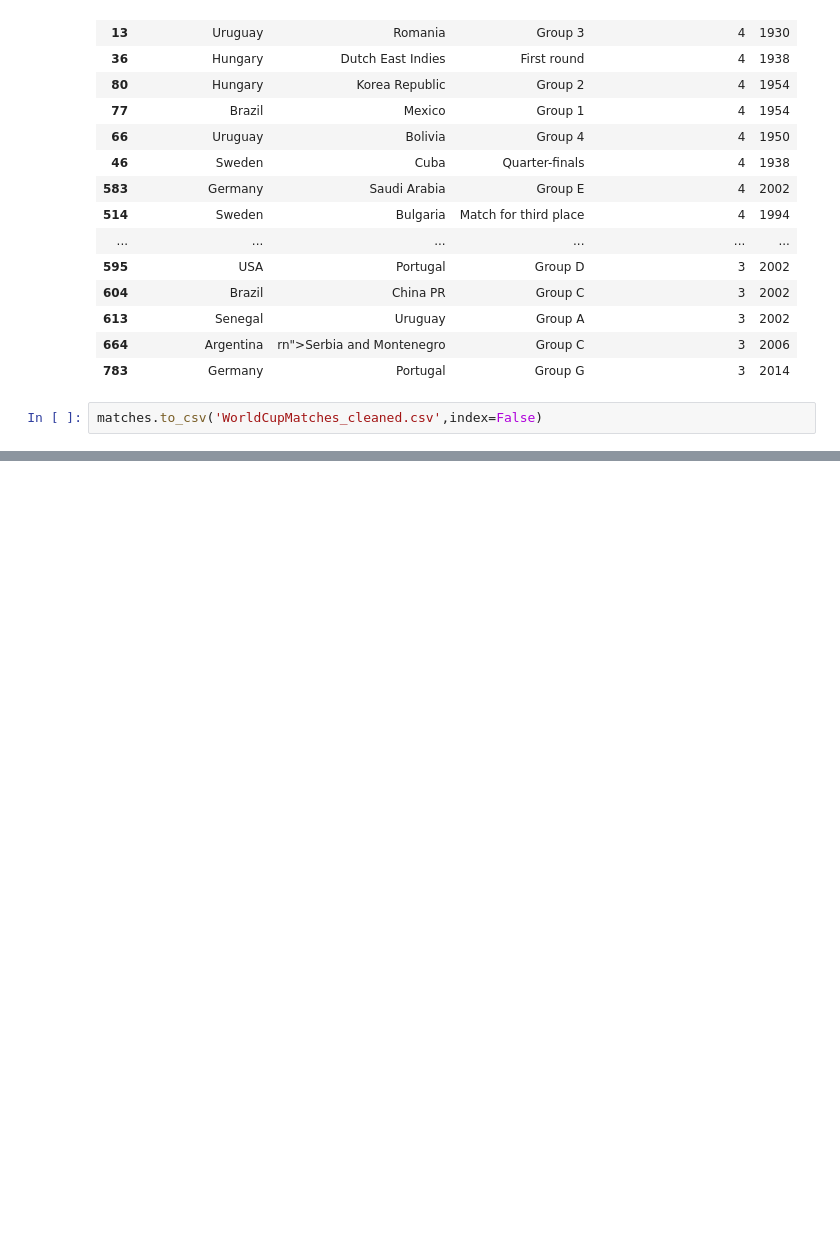
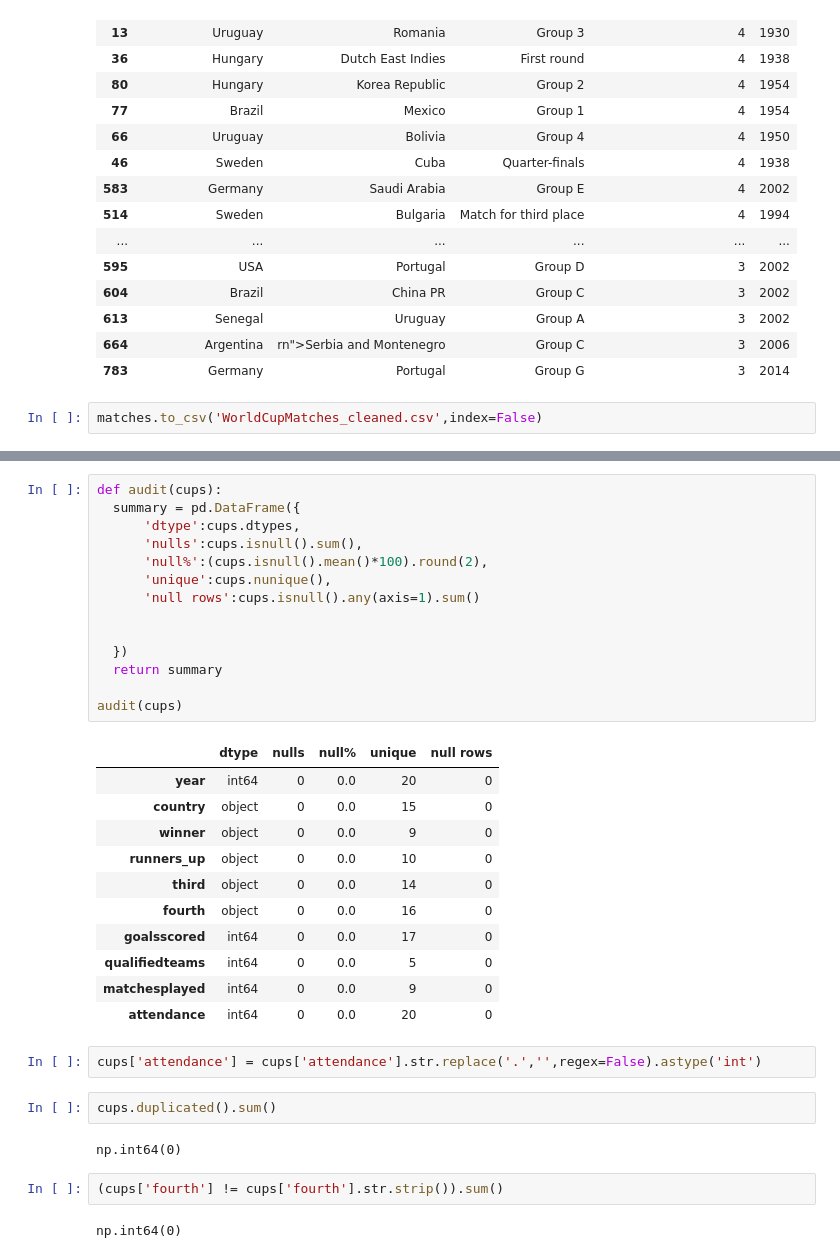
Before and after one commit to Rugved2912/FIFA-Project, a Jupyter notebook: Notebooks/01_data_exploration.ipynb, the cells around one changed output, grey strips where cells are left out. Drawn from its saved outputs; the diff is of its cells as text; blank space fills up the shorter version.

```diff
--- a/Notebooks/01_data_exploration.ipynb
+++ b/Notebooks/01_data_exploration.ipynb
@@ -328,0 +368,36 @@ files.download('WorldCupMatches_cleaned.csv')
+# %%
+def audit(cups):
+  summary = pd.DataFrame({
+      'dtype':cups.dtypes,
+      'nulls':cups.isnull().sum(),
+      'null%':(cups.isnull().mean()*100).round(2),
+      'unique':cups.nunique(),
+      'null rows':cups.isnull().any(axis=1).sum()
+
+
+  })
+  return summary
+
+audit(cups)
+# %% [output]
+|  | dtype | nulls | null% | unique | null rows |
+| year | int64 | 0 | 0.0 | 20 | 0 |
+| country | object | 0 | 0.0 | 15 | 0 |
+| winner | object | 0 | 0.0 | 9 | 0 |
+| runners_up | object | 0 | 0.0 | 10 | 0 |
+| third | object | 0 | 0.0 | 14 | 0 |
+| fourth | object | 0 | 0.0 | 16 | 0 |
+| goalsscored | int64 | 0 | 0.0 | 17 | 0 |
+| qualifiedteams | int64 | 0 | 0.0 | 5 | 0 |
+| matchesplayed | int64 | 0 | 0.0 | 9 | 0 |
+| attendance | int64 | 0 | 0.0 | 20 | 0 |
+# %%
+cups['attendance'] = cups['attendance'].str.replace('.','',regex=False).astype('int')
+# %%
+cups.duplicated().sum()
+# %% [output]
+np.int64(0)
+# %%
+(cups['fourth'] != cups['fourth'].str.strip()).sum()
+# %% [output]
+np.int64(0)
```
Also changed, not shown: parts of 6 cells of this notebook, 1 other file.
